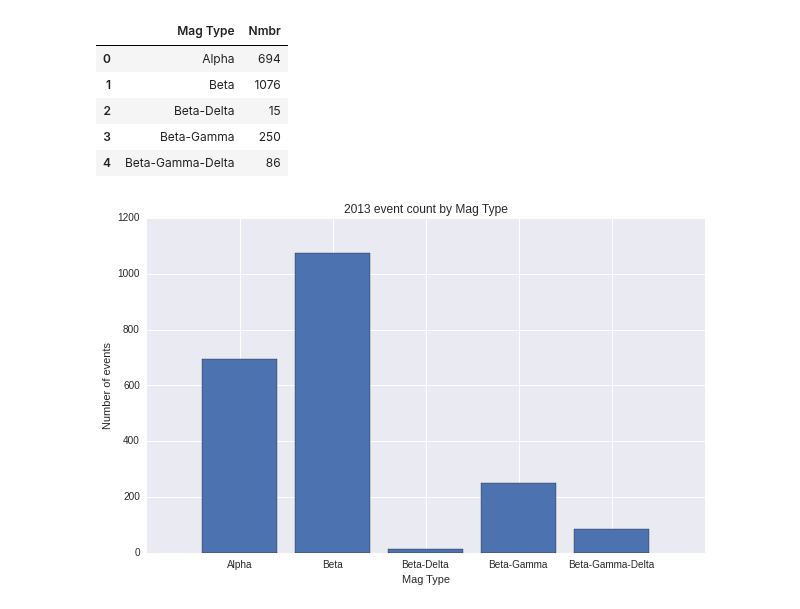
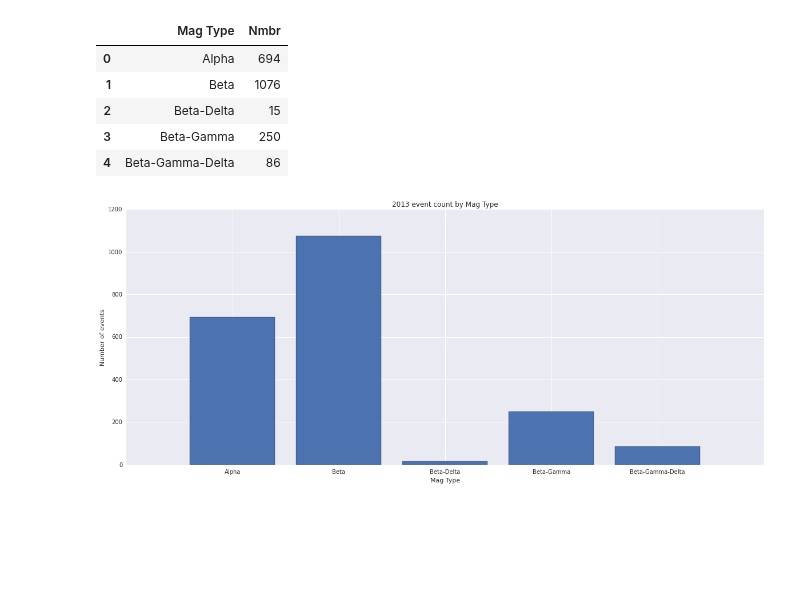
Before and after one commit to Nschanche/Flare_peaks, a Jupyter notebook: flare_project.ipynb, the cells around one changed output. Cells and saved outputs as stored; diff of their text form; code cells hidden in the pictures; blank space fills up the shorter version.

```diff
--- a/flare_project.ipynb
+++ b/flare_project.ipynb
@@ -359,6 +361,7 @@ Beta-Gamma-Delta    86        86    86    86    86    86    86    86
 # %%
 histData = sunspot[['Nmbr','Mag Type']]
 histData = histData.groupby('Mag Type').count()
+histData = histData[['Nmbr']]
 histData.reset_index(inplace=True)
 histData.head()
 # %% [output]
@@ -369,13 +372,13 @@ histData.head()
 | 3 | Beta-Gamma | 250 |
 | 4 | Beta-Gamma-Delta | 86 |
 # %%
-plt.figure(figsize=(10,6))
+plt.figure(figsize=(20,8))
 plt.bar(histData.index,histData['Nmbr'],align='center')
 
 plt.xlabel('Mag Type')
 plt.ylabel('Number of events')
 plt.title('2013 event count by Mag Type')
 plt.xticks(histData.index,histData['Mag Type'])
 plt.show()
 # %% [output]
-[figure, old version]
+[figure, new version]
```
Also changed, not shown: parts of 11 cells of this notebook.
